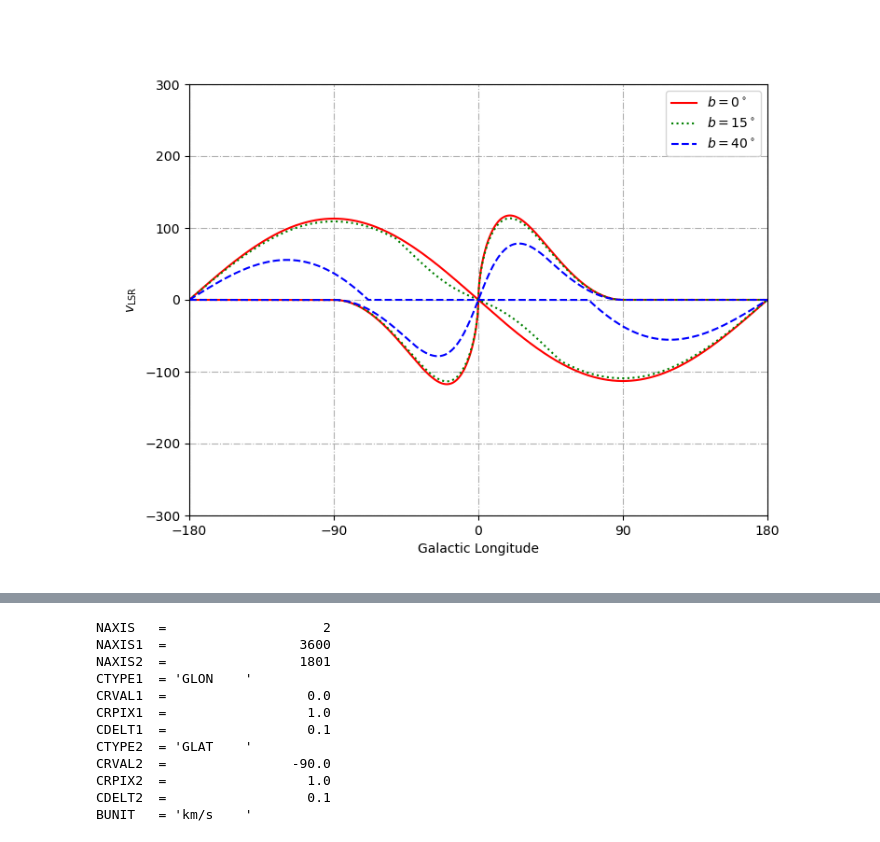
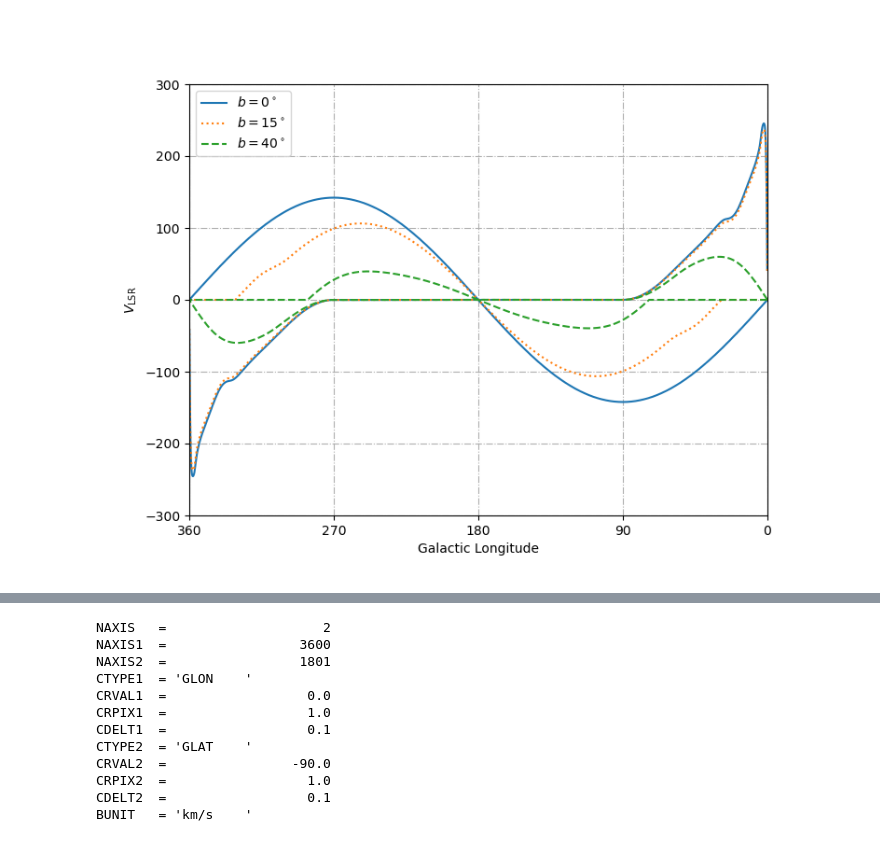
Before and after one commit to Firestar-Reimu/HVC-catalog, a Jupyter notebook: Galaxy Rotation Model/Galaxy Rotation Model.ipynb, the cells around one changed output, grey strips where cells are left out. Cells and saved outputs as stored; diff of their text form; code cells hidden in the pictures.

```diff
--- a/Galaxy Rotation Model/Galaxy Rotation Model.ipynb
+++ b/Galaxy Rotation Model/Galaxy Rotation Model.ipynb
@@ -645,33 +205,30 @@ plt.show()
 # %%
 # Galactic Longitude vs. V_max and V_min for b=0, 15, 40
-# Using Universal Rotation Curve Model
+# Using Polynomial Curve Model
 
-l_array = np.arange(-180,180.1,0.1)
-v_max_arr1, v_min_arr1 = np.zeros_like(l_array), np.zeros_like(l_array)
-v_max_arr2, v_min_arr2 = np.zeros_like(l_array), np.zeros_like(l_array)
-v_max_arr3, v_min_arr3 = np.zeros_like(l_array), np.zeros_like(l_array)
+l_array = np.arange(0.1, 360, 0.1)
 
-for i in range(len(l_array)):
-    v_max_arr1[i], v_min_arr1[i] = calc_v_max_min_univ(l_array[i], b=0, h=5, r_gal=15)
-    v_max_arr2[i], v_min_arr2[i] = calc_v_max_min_univ(l_array[i], b=15, h=5, r_gal=15)
-    v_max_arr3[i], v_min_arr3[i] = calc_v_max_min_univ(l_array[i], b=40, h=5, r_gal=15)
+v_max_arr1, v_min_arr1 = calc_v_dev(l_array, b=0, h=4, r_gal=26, model="poly")
+v_max_arr2, v_min_arr2 = calc_v_dev(l_array, b=15, h=4, r_gal=26, model="poly")
+v_max_arr3, v_min_arr3 = calc_v_dev(l_array, b=40, h=4, r_gal=26, model="poly")
 
 fig, ax = plt.subplots(figsize=(8, 6))
-plt.plot(l_array, v_max_arr1, ls="-", label=r"$b=0^\circ$", color="r")
-plt.plot(l_array, v_min_arr1, ls="-", color="r")
-plt.plot(l_array, v_max_arr2, ls=":", label=r"$b=15^\circ$", color="g")
-plt.plot(l_array, v_min_arr2, ls=":", color="g")
-plt.plot(l_array, v_max_arr3, ls="--", label=r"$b=40^\circ$", color="b")
-plt.plot(l_array, v_min_arr3, ls="--", color="b")
-#plt.gca().invert_xaxis()
-plt.xticks(np.arange(-180,270,90))
-plt.yticks(np.arange(-300,400,100))
+plt.plot(l_array, v_max_arr1, ls="-", label=r"$b=0^\circ$", color="#1f77b4")
+plt.plot(l_array, v_min_arr1, ls="-", color="#1f77b4")
+plt.plot(l_array, v_max_arr2, ls=":", label=r"$b=15^\circ$", color="#ff7f0e")
+plt.plot(l_array, v_min_arr2, ls=":", color="#ff7f0e")
+plt.plot(l_array, v_max_arr3, ls="--", label=r"$b=40^\circ$", color="#2ca02c")
+plt.plot(l_array, v_min_arr3, ls="--", color="#2ca02c")
+
+plt.xticks(np.arange(0, 450, 90))
+plt.yticks(np.arange(-300, 400, 100))
 plt.xlabel("Galactic Longitude")
-plt.ylabel(r"$v_{\mathrm{LSR}}$")
-plt.xlim(-180,180)
-plt.ylim(-300,300)
+plt.ylabel(r"$V_{\mathrm{LSR}}$")
+plt.xlim(0, 360)
+plt.ylim(-300, 300)
 plt.grid(ls="-.")
-plt.legend()
+plt.legend(loc="upper left")
+plt.gca().invert_xaxis()
 plt.show()
 # %% [output]
-[figure, old version]
+[figure, new version]
```
Also changed, not shown: parts of 20 cells of this notebook, 37 other files.
